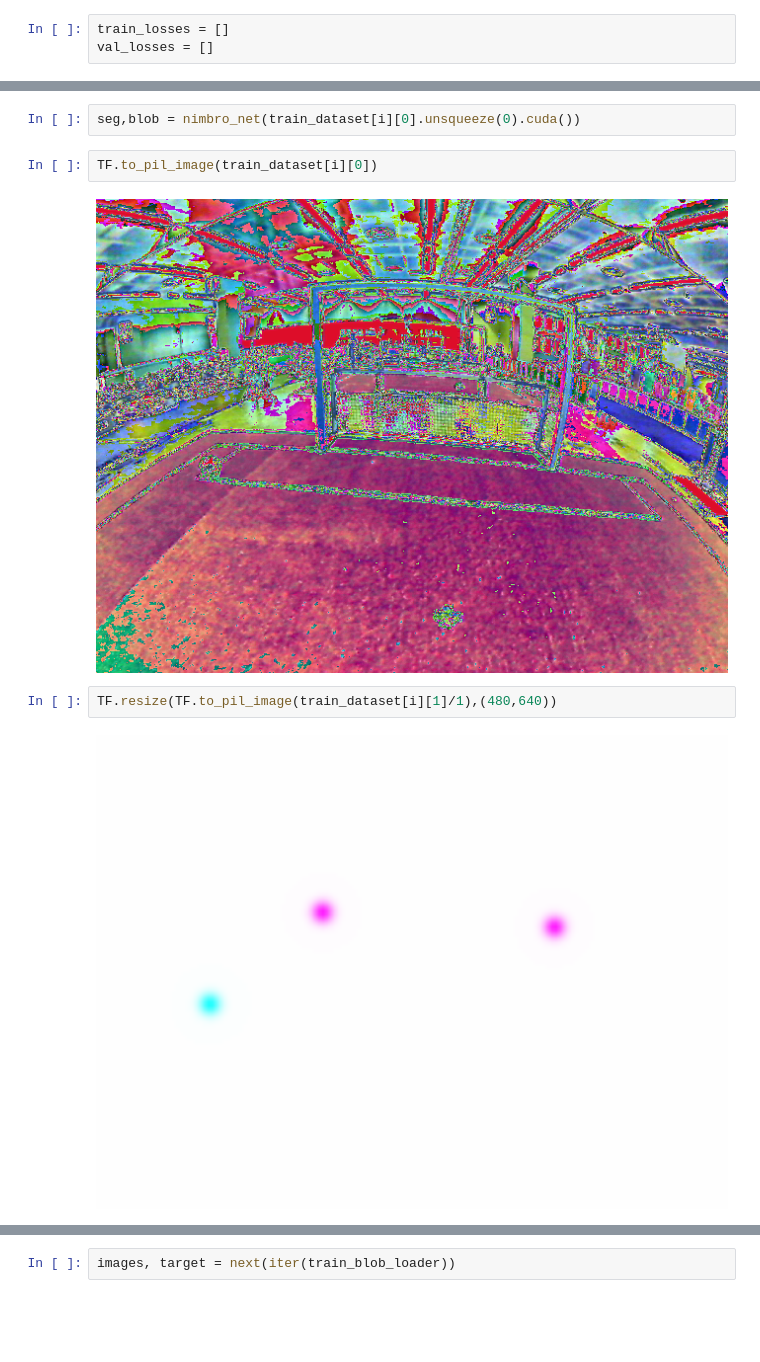
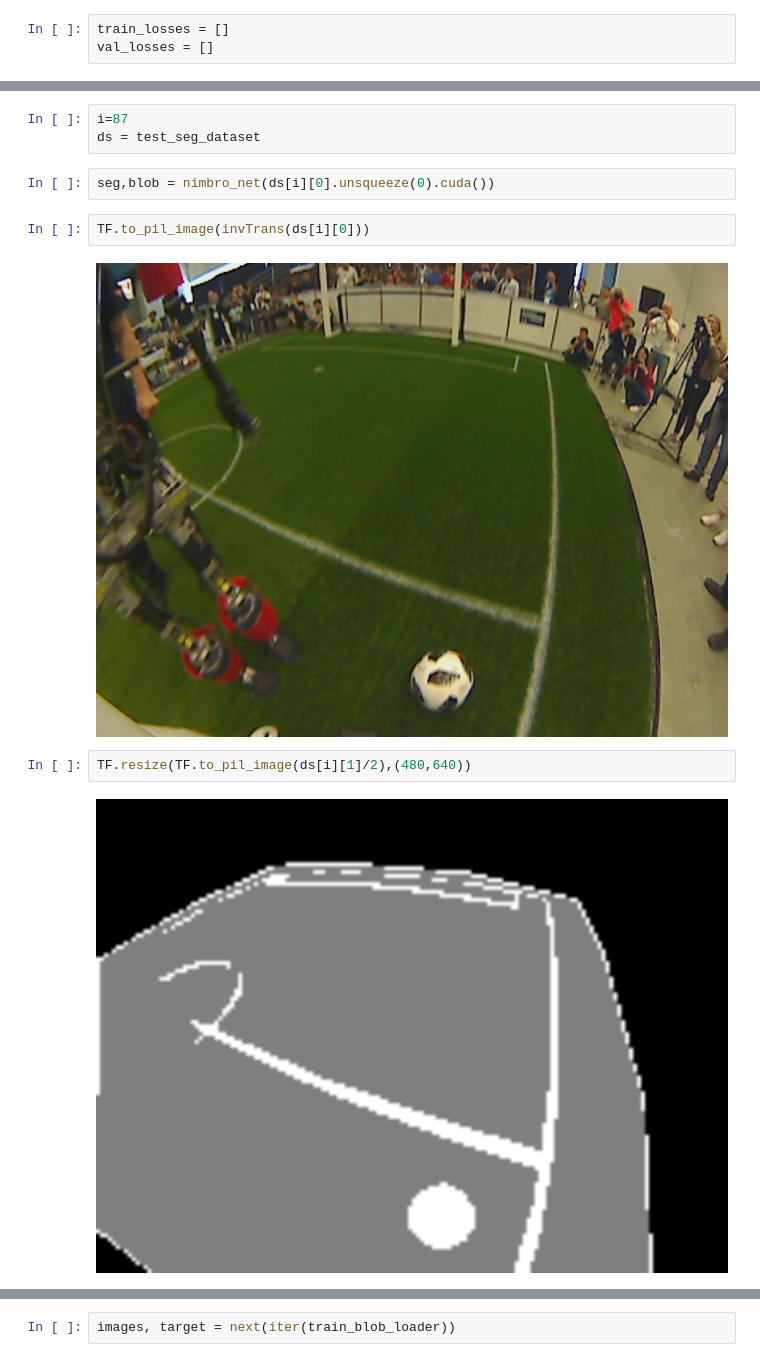
Before and after one commit to aakash2121995/Cuda-Vision-Lab, a Jupyter notebook: Project/Training.ipynb, the cells around one changed output, grey strips where cells are left out. Drawn from its saved outputs; the diff is of its cells as text; blank space fills up the shorter version.

```diff
--- a/Project/Training.ipynb
+++ b/Project/Training.ipynb
@@ -199,13 +224,16 @@ i=445
+# %%
+i=87
+ds = test_seg_dataset
 # %%
-seg,blob = nimbro_net(train_dataset[i][0].unsqueeze(0).cuda())
+seg,blob = nimbro_net(ds[i][0].unsqueeze(0).cuda())
 # %%
-TF.to_pil_image(train_dataset[i][0])
+TF.to_pil_image(invTrans(ds[i][0]))
 # %% [output]
-[figure, old version]
+[figure, new version]
 # %%
-TF.resize(TF.to_pil_image(train_dataset[i][1]/1),(480,640))
+TF.resize(TF.to_pil_image(ds[i][1]/2),(480,640))
 # %% [output]
-[figure, old version]
+[figure, new version]
 # %%
 TF.resize(TF.to_pil_image(seg.cpu()[0].argmax(0)/2.0),(480,640))
 # %% [output]
```
Also changed, not shown: parts of 17 cells of this notebook, 1 other file.
